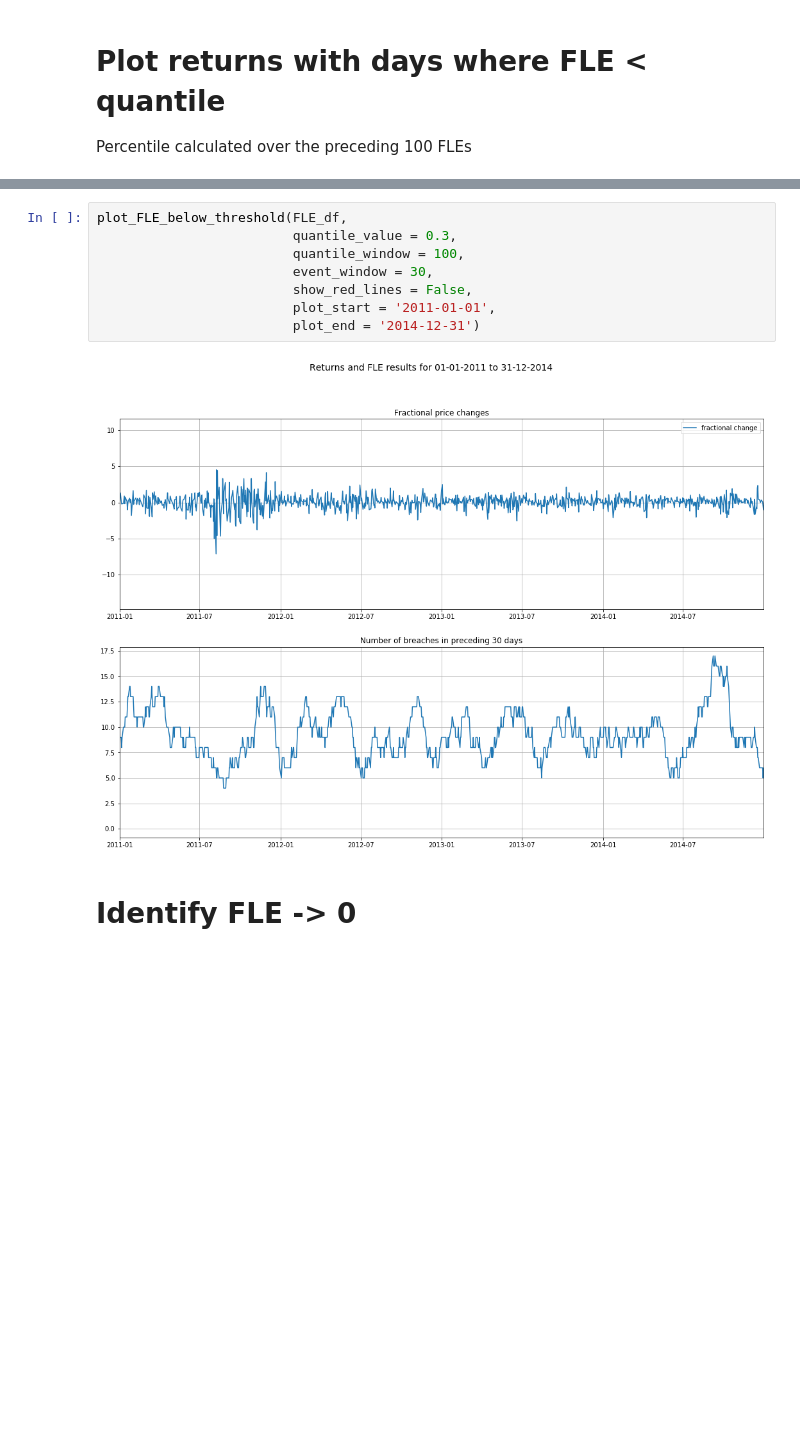
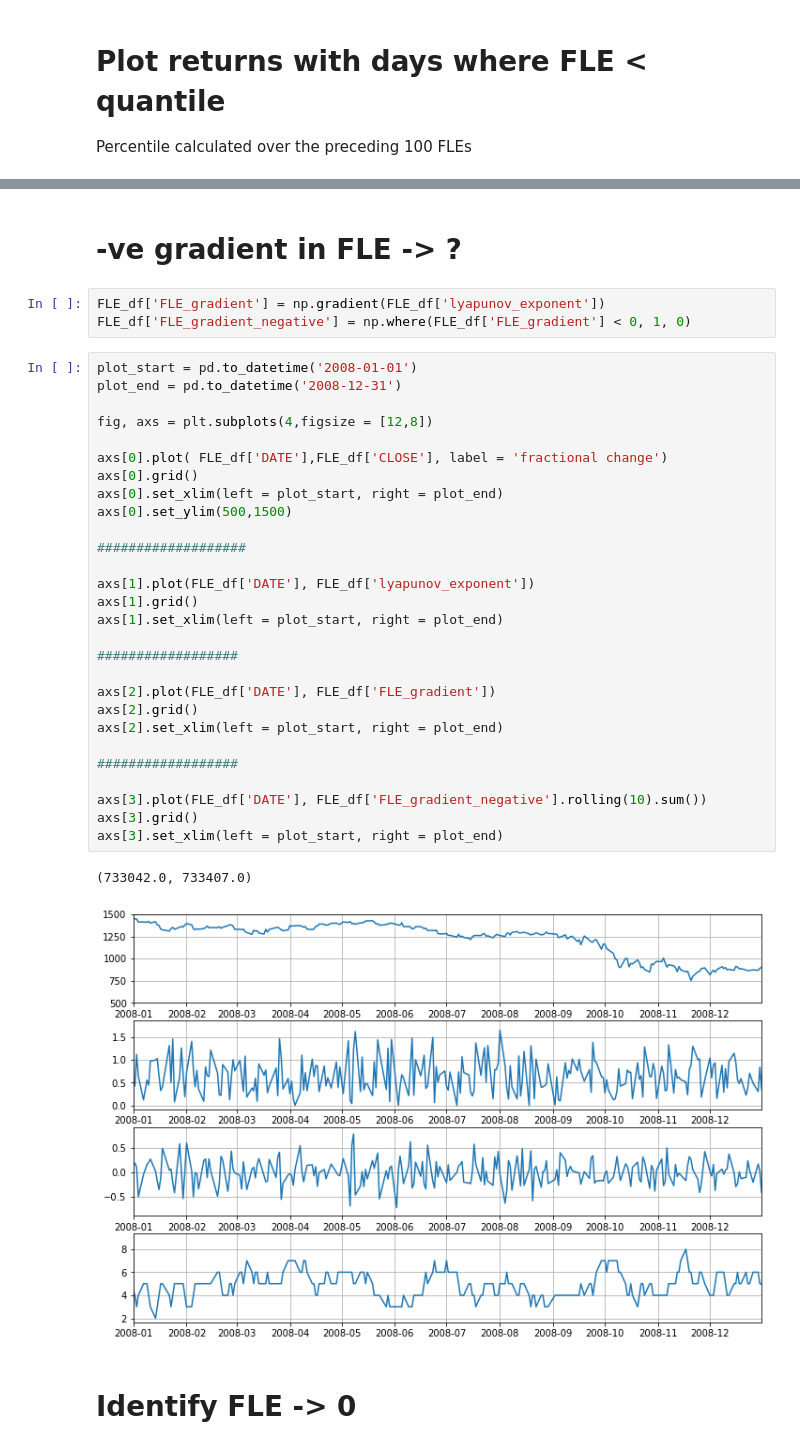
Before and after one commit to PtarmiganString/Final-year-project, a Jupyter notebook: Lyapunov - analysis.ipynb, the cells around one changed output, grey strips where cells are left out. Saved outputs shown, nothing was run; the diff lists cells and outputs as text; blank space fills up the shorter version.

```diff
--- a/Lyapunov - analysis.ipynb
+++ b/Lyapunov - analysis.ipynb
@@ -222,13 +240,39 @@ plot_FLE_below_threshold(FLE_df,
-# %%
-plot_FLE_below_threshold(FLE_df,
-                         quantile_value = 0.3,
-                         quantile_window = 100,
-                         event_window = 30,
-                         show_red_lines = False,
-                         plot_start = '2011-01-01',
-                         plot_end = '2014-12-31')
-# %% [output]
-[figure, removed]
+# %% [markdown]
+# -ve gradient in FLE -> ?
+# %%
+FLE_df['FLE_gradient'] = np.gradient(FLE_df['lyapunov_exponent'])
+FLE_df['FLE_gradient_negative'] = np.where(FLE_df['FLE_gradient'] < 0, 1, 0)
+# %%
+plot_start = pd.to_datetime('2008-01-01')
+plot_end = pd.to_datetime('2008-12-31')
+
+fig, axs = plt.subplots(4,figsize = [12,8])
+
+axs[0].plot( FLE_df['DATE'],FLE_df['CLOSE'], label = 'fractional change')
+axs[0].grid()
+axs[0].set_xlim(left = plot_start, right = plot_end)
+axs[0].set_ylim(500,1500)
+
+###################
+
+axs[1].plot(FLE_df['DATE'], FLE_df['lyapunov_exponent'])
+axs[1].grid()
+axs[1].set_xlim(left = plot_start, right = plot_end)
+
+##################
+
+axs[2].plot(FLE_df['DATE'], FLE_df['FLE_gradient'])
+axs[2].grid()
+axs[2].set_xlim(left = plot_start, right = plot_end)
+
+##################
+
+axs[3].plot(FLE_df['DATE'], FLE_df['FLE_gradient_negative'].rolling(10).sum())
+axs[3].grid()
+axs[3].set_xlim(left = plot_start, right = plot_end)
+# %% [output]
+(733042.0, 733407.0)
+[figure, added]
 # %% [markdown]
 # Identify FLE -> 0
 # %% [markdown]
```
Also changed, not shown: parts of 2 cells of this notebook, 3 other files.
